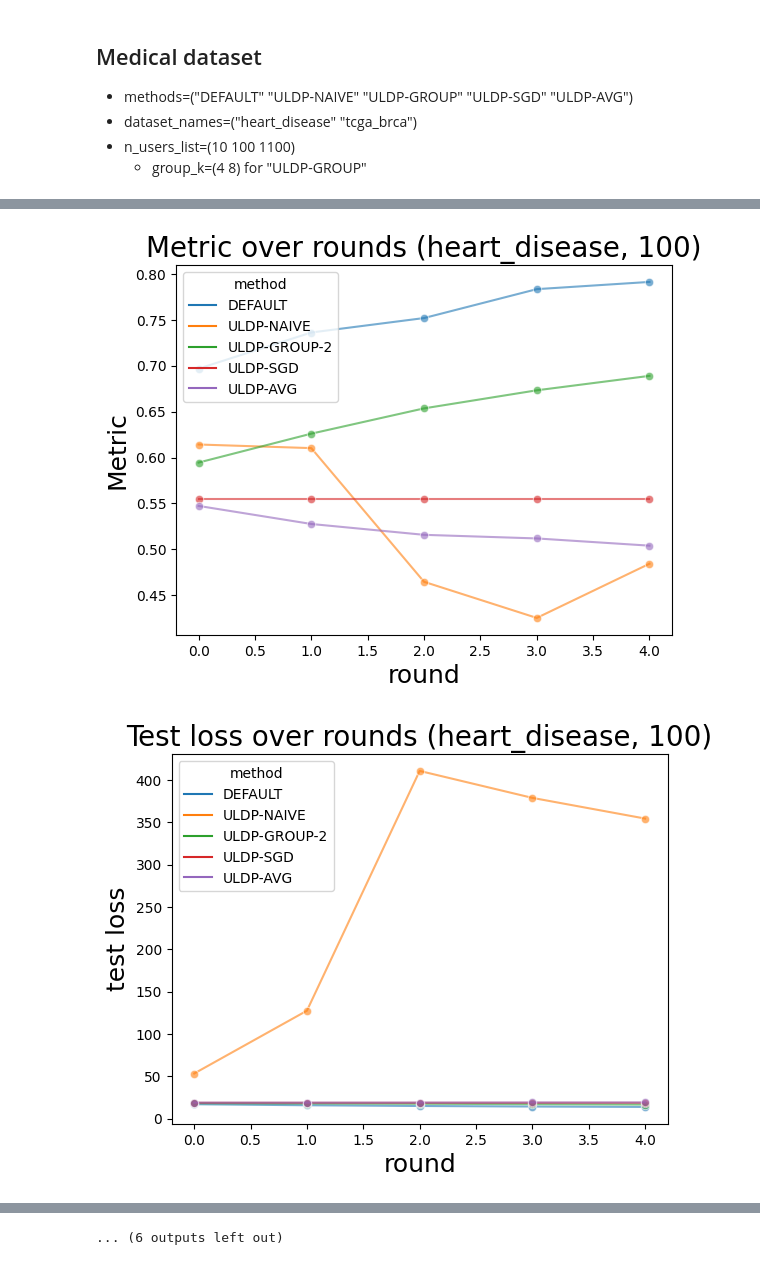
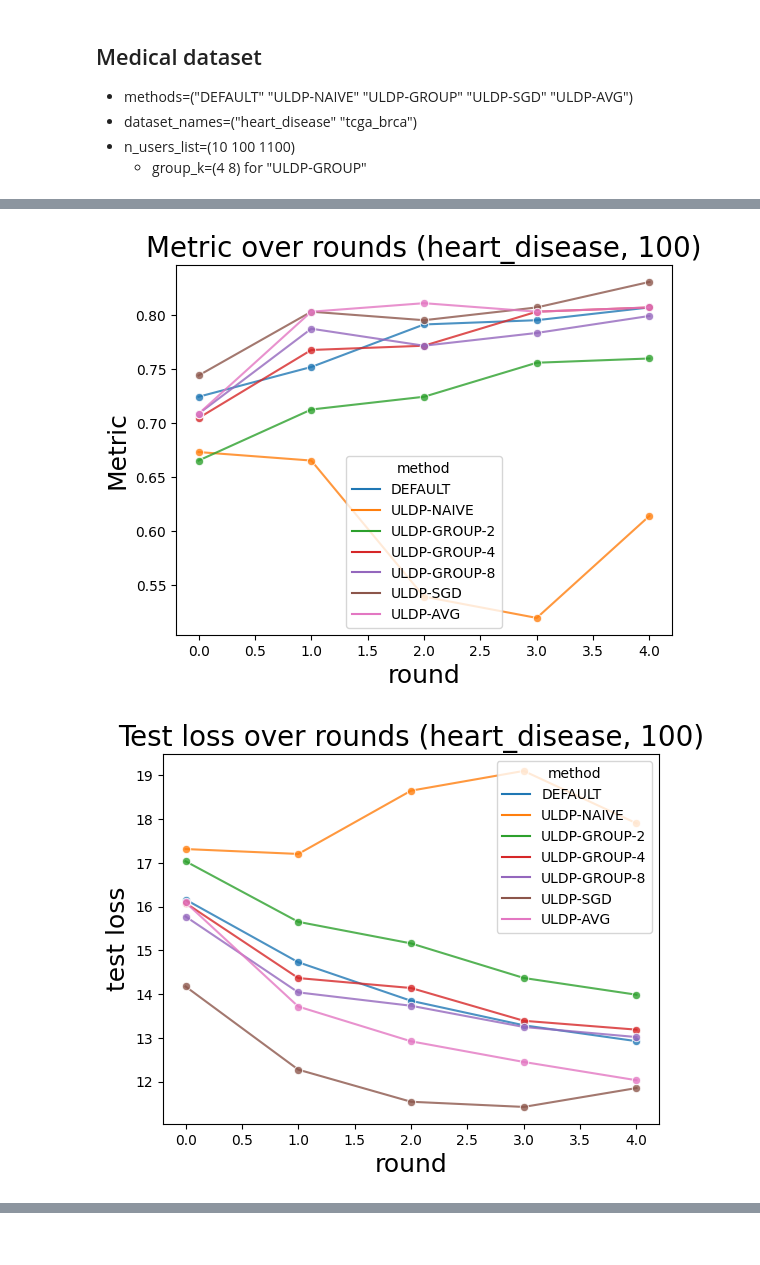
Before and after one commit to FumiyukiKato/uldp-fl, a Jupyter notebook: exp/exp_results.ipynb, the cells around one changed output, grey strips where cells are left out. Saved outputs shown, nothing was run; the diff lists cells and outputs as text; code cells hidden in the pictures.

```diff
--- a/exp/exp_results.ipynb
+++ b/exp/exp_results.ipynb
@@ -139,0 +153,6 @@ plot_privacy_utility(dataset_name, method, n_users)
+# %%
+dataset_name = "heart_disease"
+method = "ULDP-AVG"
+n_users = 1100
+dist = None
+plot_hps(dataset_name, method, n_users, dist)
@@ -140,5 +166,5 @@ plot_privacy_utility(dataset_name, method, n_users)
 # %%
-def exp_results(dataset_name, method, n_users, group_k=None):
+def exp_results(dataset_name, method, n_users, group_k=None, dist=None):
     exp_args = copy.deepcopy(default_args)
     exp_args.dataset_name = dataset_name
     exp_args.agg_strategy = method
@@ -146,12 +172,14 @@ def exp_results(dataset_name, method, n_users, group_k=None):
     if group_k:
         exp_args.group_k = group_k
 
-    result_list, hash_args = results_saver.load_results(exp_args, path_project)
+    args = utility_experiment.build_exp_paramerters(exp_args, dataset_name, dist, method, n_users)
+    result_list, hash_args = results_saver.load_results(args, path_project)
     return result_list[0]["exp"], hash_args
 
 
-def plot_privacy_utility(dataset_name, method, n_users):
-    exp_result_list, hash_args = exp_results(dataset_name, method, n_users)
+def plot_privacy_utility(dataset_name, method, n_users, group_k, dist):
+    exp_result_list, hash_args = exp_results(dataset_name, method, n_users, group_k=group_k, dist=dist)
+    print("hash_args", hash_args)
 
     global_test_list = []
     for exp_result in exp_result_list:
@@ -289,3 +317,10 @@ def plot_privacy_utility(dataset_name, method, n_users):
             dpi=100,
             bbox_inches="tight",
         )
+# %%
+dataset_name = "heart_disease"
+method = "ULDP-GROUP"
+n_users = 10
+group_k = 2
+dist = None
+plot_privacy_utility(dataset_name, method, n_users, group_k, dist)
@@ -338,10 +385,11 @@ def plot_metric_per_method(dataset_name, n_users, methods, group_k_list):
         x="round_idx",
         y="test_metric",
         hue="method",
+        hue_order=METHOD_ORDER,
         data=utility_metric_results,
         marker="o",
         ax=ax,
-        alpha=0.6,
+        alpha=0.8,
     )
     ax.set_xlabel("round", fontsize=18)
     ax.set_ylabel("Metric", fontsize=18)
@@ -357,10 +405,11 @@ def plot_metric_per_method(dataset_name, n_users, methods, group_k_list):
         x="round_idx",
         y="test_loss",
         hue="method",
+        hue_order=METHOD_ORDER,
         data=loss_metric_results,
         marker="o",
         ax=ax,
-        alpha=0.6,
+        alpha=0.8,
     )
     ax.set_xlabel("round", fontsize=18)
     ax.set_ylabel("test loss", fontsize=18)
@@ -404,9 +453,12 @@ def plot_epsilon_per_method(dataset_name, n_users, methods, group_k_list):
         x="round_idx",
         y="epsilon",
         hue="method",
+        hue_order=METHOD_ORDER,
         data=privacy_results,
-        marker="o",
-        alpha=0.3,
+        style="method",
+        markers=PLOT_MARKERS,
+        markersize=10,
+        alpha=0.4,
         ax=ax,
     )
     ax.set_xlabel("round", fontsize=18)
@@ -419,9 +471,9 @@ def plot_epsilon_per_method(dataset_name, n_users, methods, group_k_list):
     )
 # %%
 methods = ["DEFAULT", "ULDP-NAIVE", "ULDP-GROUP", "ULDP-SGD", "ULDP-AVG"]
-dataset_names = ["heart_disease", "tcga_brca"]
+dataset_names = ["heart_disease"]
 n_users_list= [10, 100, 1100]
-group_k_list=[2]
+group_k_list=[2, 4, 8]
 for dataset_name in dataset_names:
     for n_users in n_users_list:
         plot_metric_per_method(dataset_name, n_users, methods, group_k_list)
@@ -433,2 +485,2 @@ for dataset_name in dataset_names:
-[figure, old version]
+[figure, new version]
-[figure, old version]
+[figure, new version]
@@ -442 +490,0 @@ for dataset_name in dataset_names:
-... (6 outputs left out)
```
Also changed, not shown: parts of 10 cells of this notebook, 6 other files.
